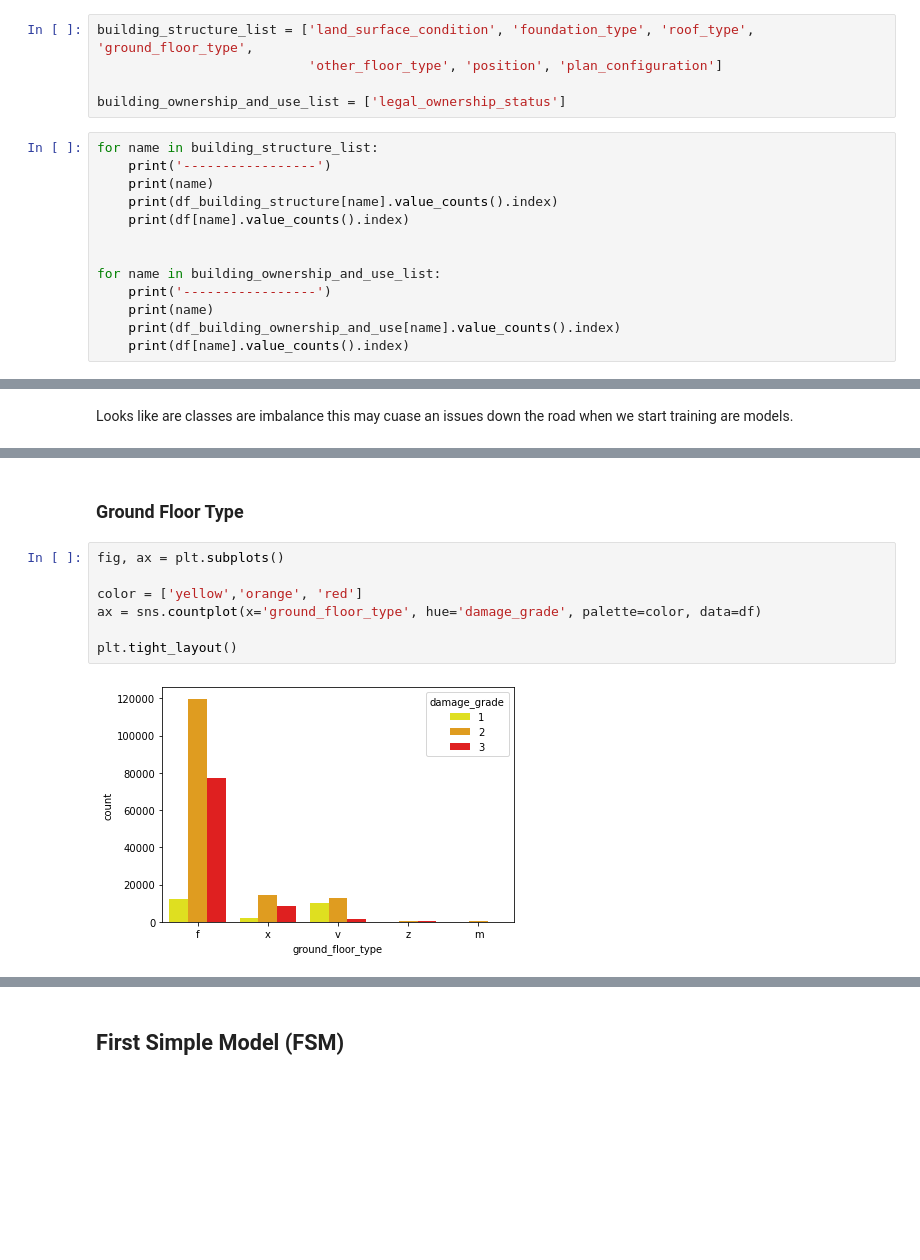
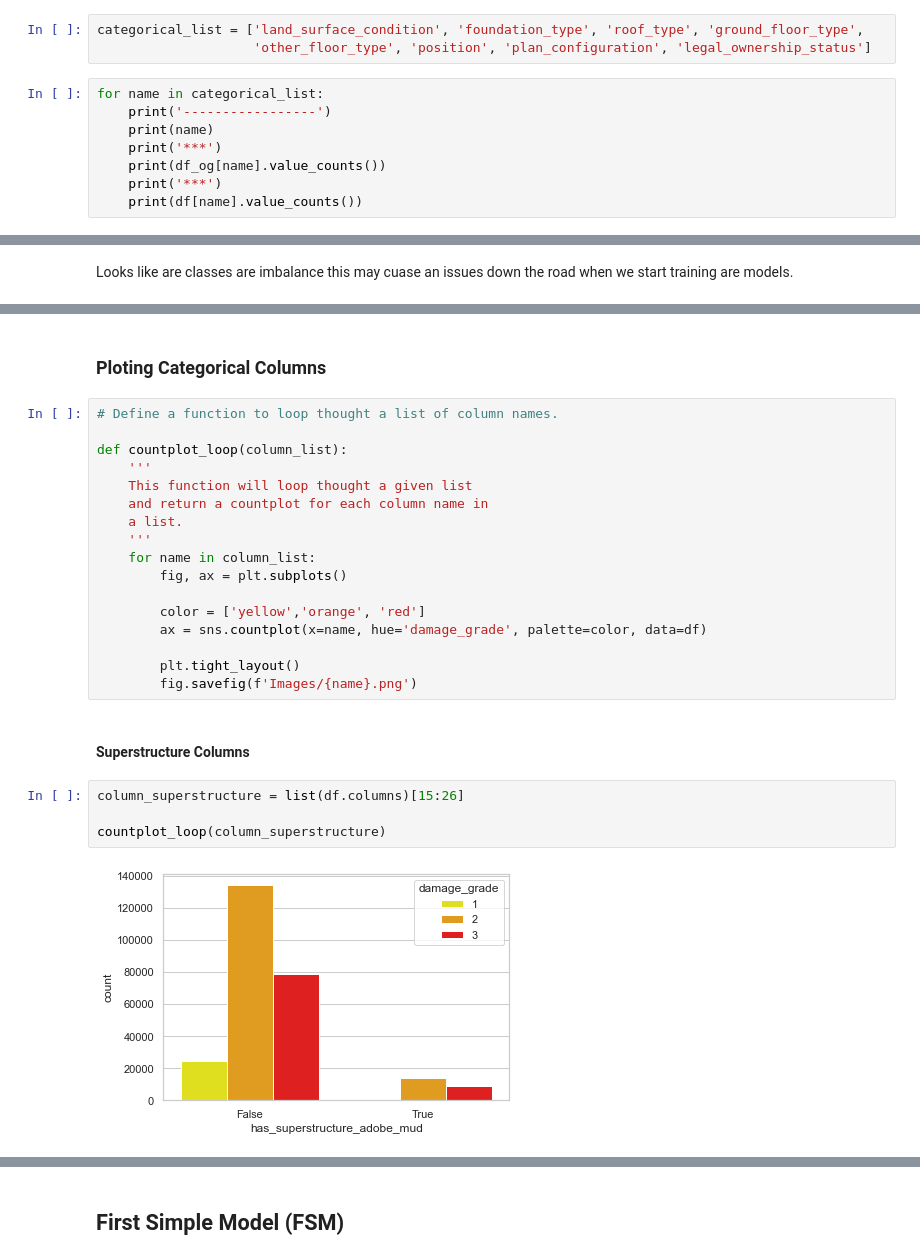
Before and after one commit to WolfnChaos/Capstone-Modeling-Earthquake-Damage, a Jupyter notebook: First_Working_Notebook.ipynb, the cells around one changed output, grey strips where cells are left out. Drawn from its saved outputs; the diff is of its cells as text; blank space fills up the shorter version.

```diff
--- a/First_Working_Notebook.ipynb
+++ b/First_Working_Notebook.ipynb
@@ -108,21 +239,14 @@ df_building_ownership_and_use.head()
 # %%
-building_structure_list = ['land_surface_condition', 'foundation_type', 'roof_type', 'ground_floor_type',
-                           'other_floor_type', 'position', 'plan_configuration']
-
-building_ownership_and_use_list = ['legal_ownership_status']
+categorical_list = ['land_surface_condition', 'foundation_type', 'roof_type', 'ground_floor_type',
+                    'other_floor_type', 'position', 'plan_configuration', 'legal_ownership_status']
 # %%
-for name in building_structure_list:
+for name in categorical_list:
     print('-----------------')
     print(name)
-    print(df_building_structure[name].value_counts().index)
-    print(df[name].value_counts().index)
-
-
-for name in building_ownership_and_use_list:
-    print('-----------------')
-    print(name)
-    print(df_building_ownership_and_use[name].value_counts().index)
-    print(df[name].value_counts().index)
+    print('***')
+    print(df_og[name].value_counts())
+    print('***')
+    print(df[name].value_counts())
 # %% [output]
 -----------------
 land_surface_condition
@@ -230,11 +324,27 @@ plt.tight_layout()
-# %% [markdown]
-### Ground Floor Type
-# %%
-fig, ax = plt.subplots()
-
-color = ['yellow','orange', 'red']
-ax = sns.countplot(x='ground_floor_type', hue='damage_grade', palette=color, data=df)
-
-plt.tight_layout()
-# %% [output]
-[figure, removed]
+# %% [markdown]
+### Ploting Categorical Columns
+# %%
+# Define a function to loop thought a list of column names.
+
+def countplot_loop(column_list):
+    '''
+    This function will loop thought a given list
+    and return a countplot for each column name in
+    a list.
+    '''
+    for name in column_list:
+        fig, ax = plt.subplots()
+
+        color = ['yellow','orange', 'red']
+        ax = sns.countplot(x=name, hue='damage_grade', palette=color, data=df)
+
+        plt.tight_layout()
+        fig.savefig(f'Images/{name}.png')
+# %% [markdown]
+#### Superstructure Columns
+# %%
+column_superstructure = list(df.columns)[15:26]
+
+countplot_loop(column_superstructure)
+# %% [output]
+[figure, added]
```
Also changed, not shown: parts of 68 cells of this notebook, 41 other files.
